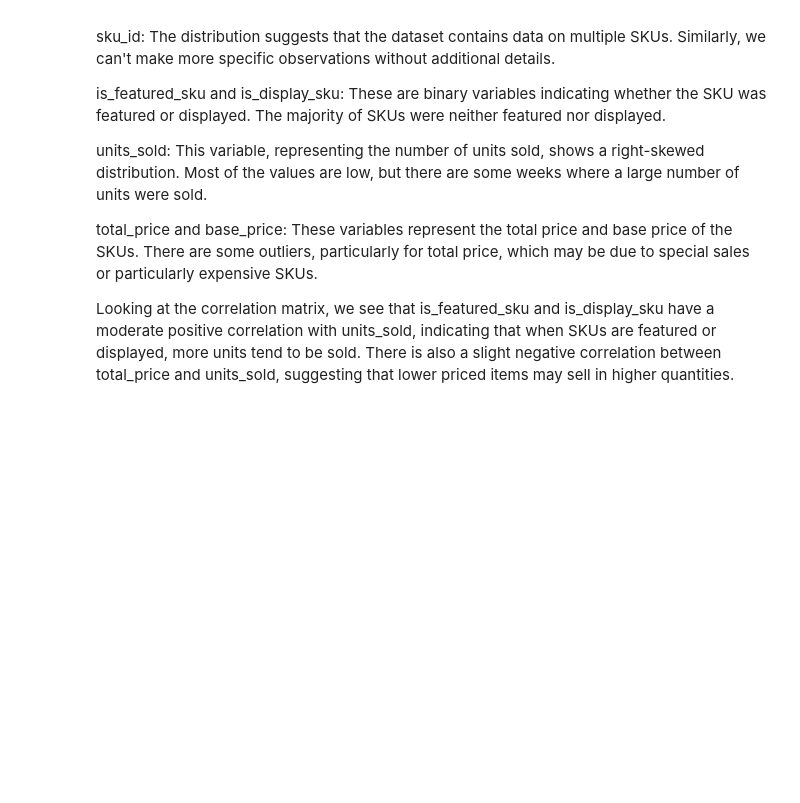
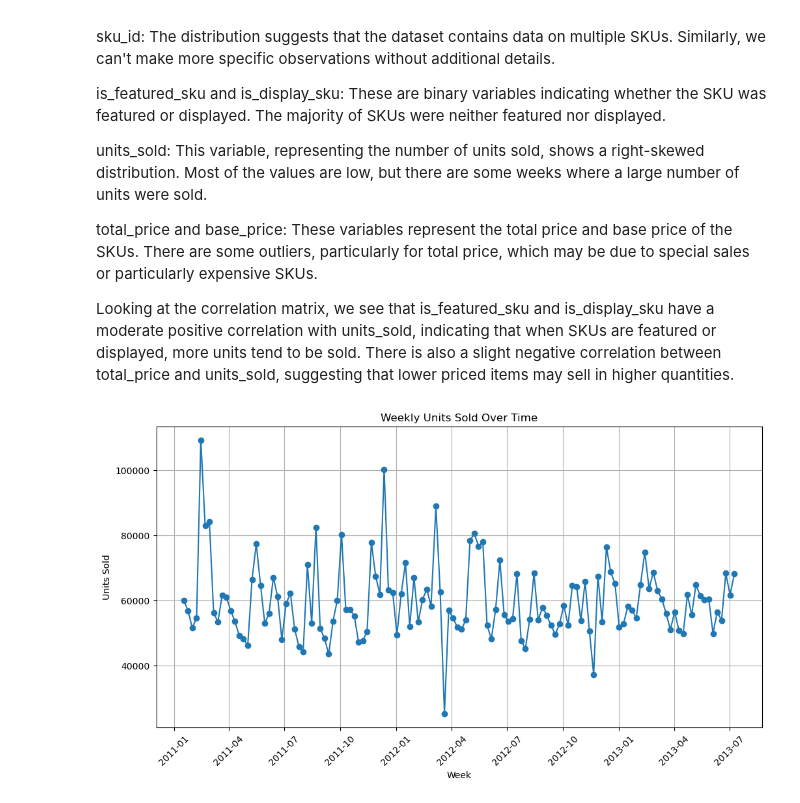
Before and after one commit to Narendr1a/demand-forecasting-for-E-commerce, a Jupyter notebook: demand-forecasting.ipynb, the cells around one changed output. Cells and saved outputs as stored; diff of their text form; code cells hidden in the pictures; blank space fills up the shorter version.

```diff
--- a/demand-forecasting.ipynb
+++ b/demand-forecasting.ipynb
@@ -168,3 +168,15 @@ units_sold: This variable, representing the number of units sold, shows a right-
 total_price and base_price: These variables represent the total price and base price of the SKUs. There are some outliers, particularly for total price, which may be due to special sales or particularly expensive SKUs.
 
 Looking at the correlation matrix, we see that is_featured_sku and is_display_sku have a moderate positive correlation with units_sold, indicating that when SKUs are featured or displayed, more units tend to be sold. There is also a slight negative correlation between total_price and units_sold, suggesting that lower priced items may sell in higher quantities.
+# %%
+## Plot the time series of units sold over time
+plt.figure(figsize=(12, 6))
+plt.plot(weekly_data['week'], weekly_data['units_sold'], marker='o')
+plt.title('Weekly Units Sold Over Time')
+plt.xlabel('Week')
+plt.ylabel('Units Sold')
+plt.xticks(rotation=45)
+plt.grid()
+plt.show()
+# %% [output]
+[figure, added]
```
Also changed, not shown: parts of 21 cells of this notebook, 1 other file.
